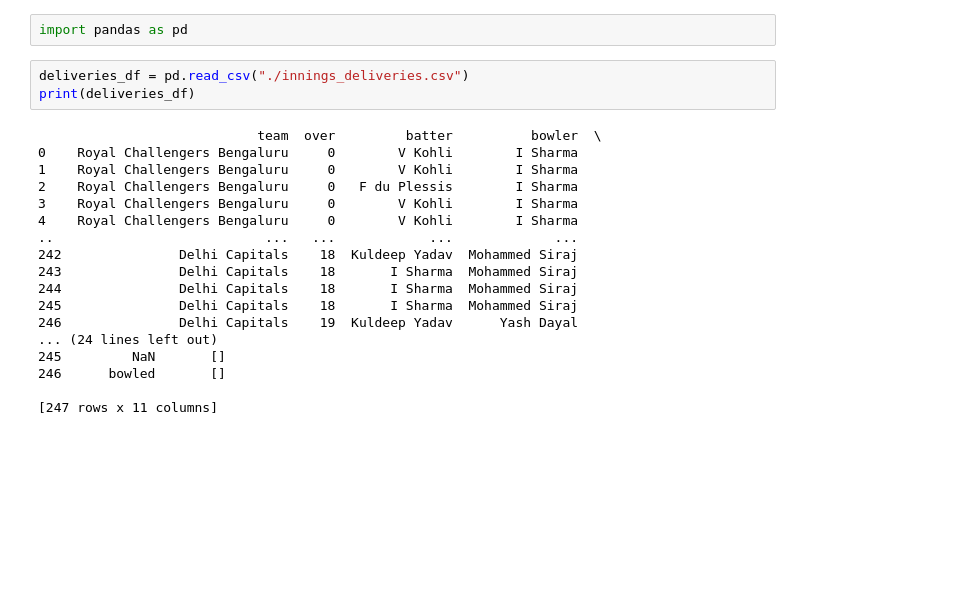
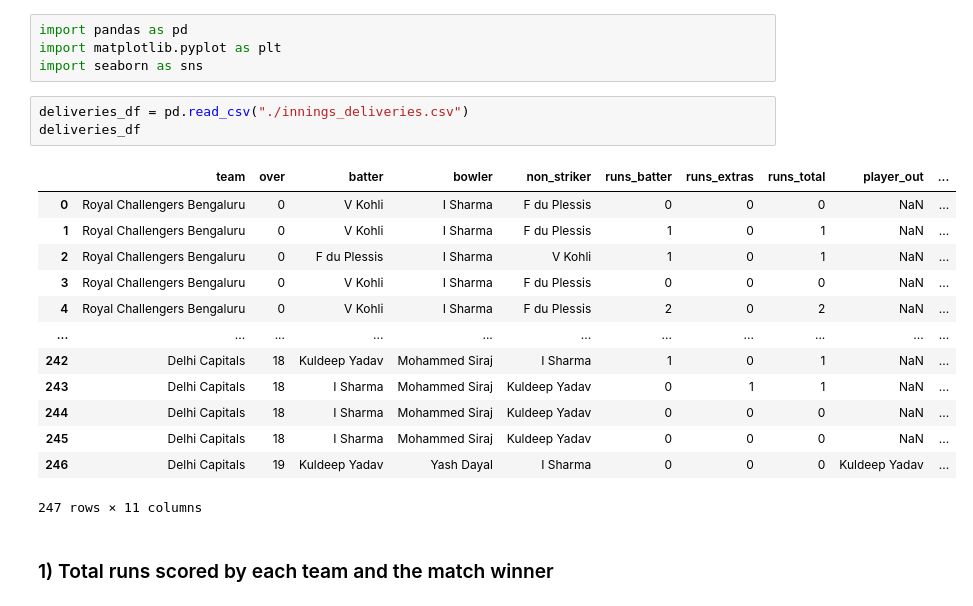
Before and after one commit to ajithpmohan/IPL-2024-match-analysis-using-python, a Jupyter notebook: main.ipynb, the cells around one changed output. Drawn from its saved outputs; the diff is of its cells as text; blank space fills up the shorter version.

```diff
--- a/main.ipynb
+++ b/main.ipynb
@@ -1,23 +1,23 @@
 # %%
 import pandas as pd
+import matplotlib.pyplot as plt
+import seaborn as sns
 # %%
 deliveries_df = pd.read_csv("./innings_deliveries.csv")
-print(deliveries_df)
+deliveries_df
 # %% [output]
+|  | team | over | batter | bowler | non_striker | runs_batter | runs_extras | runs_total | player_out | ... |
+| 0 | Royal Challengers Bengaluru | 0 | V Kohli | I Sharma | F du Plessis | 0 | 0 | 0 | NaN | ... |
+| 1 | Royal Challengers Bengaluru | 0 | V Kohli | I Sharma | F du Plessis | 1 | 0 | 1 | NaN | ... |
+| 2 | Royal Challengers Bengaluru | 0 | F du Plessis | I Sharma | V Kohli | 1 | 0 | 1 | NaN | ... |
+| 3 | Royal Challengers Bengaluru | 0 | V Kohli | I Sharma | F du Plessis | 0 | 0 | 0 | NaN | ... |
+| 4 | Royal Challengers Bengaluru | 0 | V Kohli | I Sharma | F du Plessis | 2 | 0 | 2 | NaN | ... |
+| ... | ... | ... | ... | ... | ... | ... | ... | ... | ... | ... |
+| 242 | Delhi Capitals | 18 | Kuldeep Yadav | Mohammed Siraj | I Sharma | 1 | 0 | 1 | NaN | ... |
+| 243 | Delhi Capitals | 18 | I Sharma | Mohammed Siraj | Kuldeep Yadav | 0 | 1 | 1 | NaN | ... |
+| 244 | Delhi Capitals | 18 | I Sharma | Mohammed Siraj | Kuldeep Yadav | 0 | 0 | 0 | NaN | ... |
+| 245 | Delhi Capitals | 18 | I Sharma | Mohammed Siraj | Kuldeep Yadav | 0 | 0 | 0 | NaN | ... |
+| 246 | Delhi Capitals | 19 | Kuldeep Yadav | Yash Dayal | I Sharma | 0 | 0 | 0 | Kuldeep Yadav | ... |
-                            team  over         batter          bowler  \
-0    Royal Challengers Bengaluru     0        V Kohli        I Sharma
-1    Royal Challengers Bengaluru     0        V Kohli        I Sharma
-2    Royal Challengers Bengaluru     0   F du Plessis        I Sharma
-3    Royal Challengers Bengaluru     0        V Kohli        I Sharma
-4    Royal Challengers Bengaluru     0        V Kohli        I Sharma
-..                           ...   ...            ...             ...
-242               Delhi Capitals    18  Kuldeep Yadav  Mohammed Siraj
-243               Delhi Capitals    18       I Sharma  Mohammed Siraj
-244               Delhi Capitals    18       I Sharma  Mohammed Siraj
-245               Delhi Capitals    18       I Sharma  Mohammed Siraj
-246               Delhi Capitals    19  Kuldeep Yadav      Yash Dayal
-... (24 lines left out)
-245         NaN       []
-246      bowled       []
-
-[247 rows x 11 columns]
+247 rows × 11 columns
+# %% [markdown]
+### 1) Total runs scored by each team and the match winner
```
Also changed, not shown: parts of 15 cells of this notebook.
